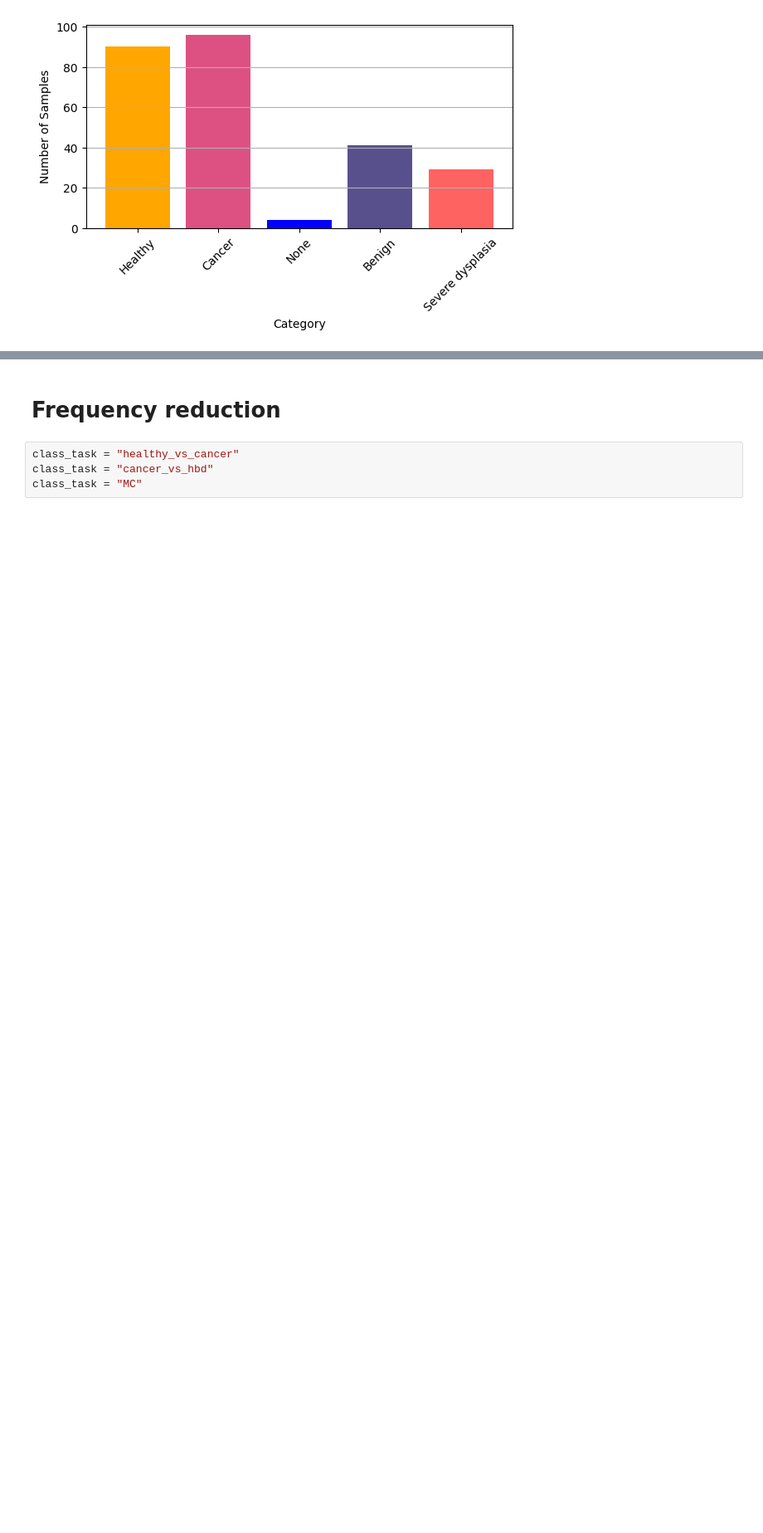
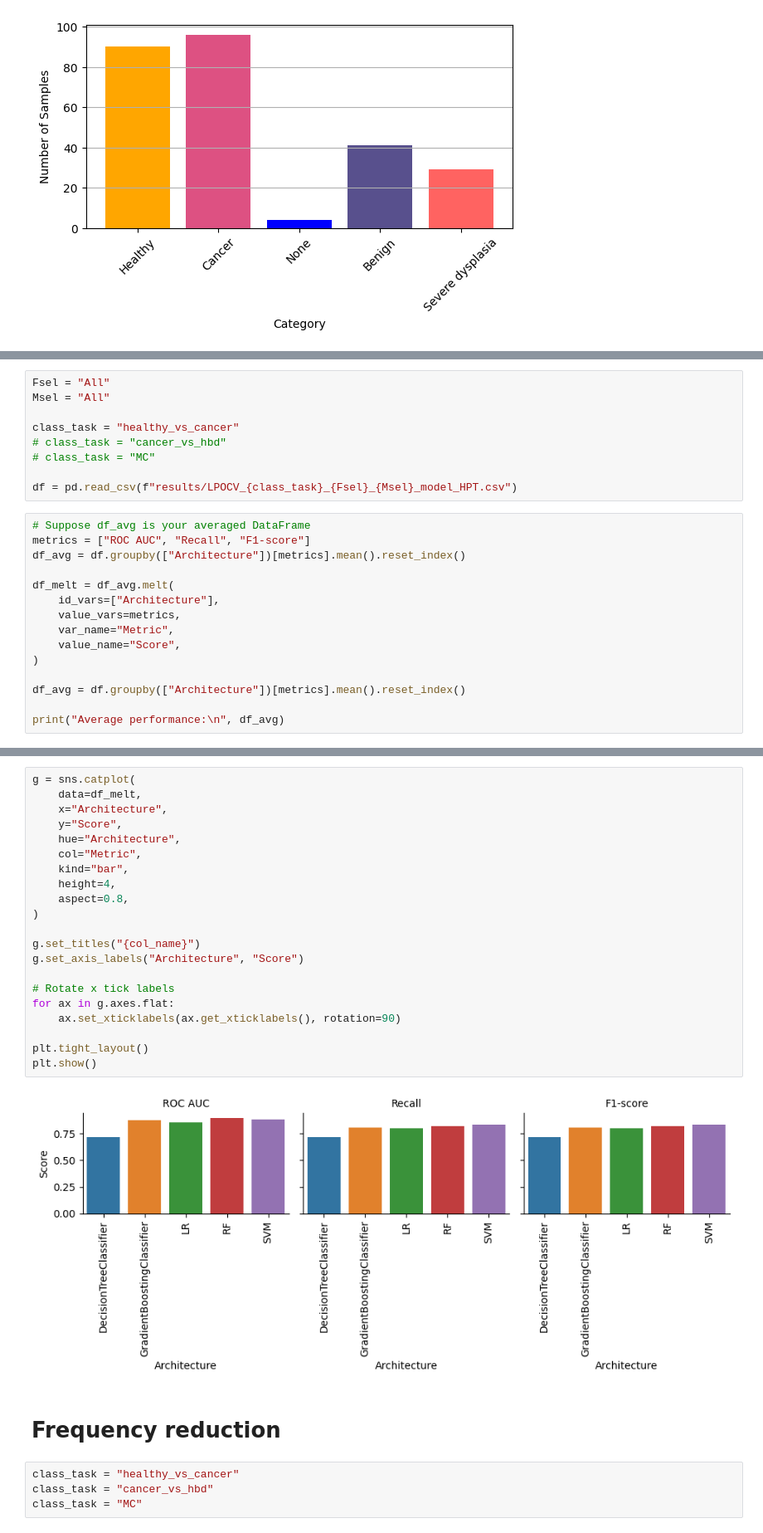
Before and after one commit to EITLabworks/IIVV-Evaluation, a Jupyter notebook: Statistics-and-figures.ipynb, the cells around one changed output, grey strips where cells are left out. Shown at 83% size. Saved outputs shown, nothing was run; the diff lists cells and outputs as text; blank space fills up the shorter version.

Commit message:
baseline for new data

```diff
--- a/Statistics-and-figures.ipynb
+++ b/Statistics-and-figures.ipynb
@@ -52,0 +55,24 @@ visualize_Category_hist(label_MC, s_name="results/hist_MC.pdf")
+# %%
+Fsel = "All"
+Msel = "All"
+
+class_task = "healthy_vs_cancer"
+# class_task = "cancer_vs_hbd"
+# class_task = "MC"
+
+df = pd.read_csv(f"results/LPOCV_{class_task}_{Fsel}_{Msel}_model_HPT.csv")
+# %%
+# Suppose df_avg is your averaged DataFrame
+metrics = ["ROC AUC", "Recall", "F1-score"]
+df_avg = df.groupby(["Architecture"])[metrics].mean().reset_index()
+
+df_melt = df_avg.melt(
+    id_vars=["Architecture"],
+    value_vars=metrics,
+    var_name="Metric",
+    value_name="Score",
+)
+
+df_avg = df.groupby(["Architecture"])[metrics].mean().reset_index()
+
+print("Average performance:\n", df_avg)
@@ -53,3 +87,26 @@ visualize_Category_hist(label_MC, s_name="results/hist_MC.pdf")
+# %%
+g = sns.catplot(
+    data=df_melt,
+    x="Architecture",
+    y="Score",
+    hue="Architecture",
+    col="Metric",
+    kind="bar",
+    height=4,
+    aspect=0.8,
+)
+
+g.set_titles("{col_name}")
+g.set_axis_labels("Architecture", "Score")
+
+# Rotate x tick labels
+for ax in g.axes.flat:
+    ax.set_xticklabels(ax.get_xticklabels(), rotation=90)
+
+plt.tight_layout()
+plt.show()
+# %% [output]
+[figure, added]
 # %% [markdown]
 # Frequency reduction
 # %%
```
Also changed, not shown: parts of 4 cells of this notebook, 5 other files.
